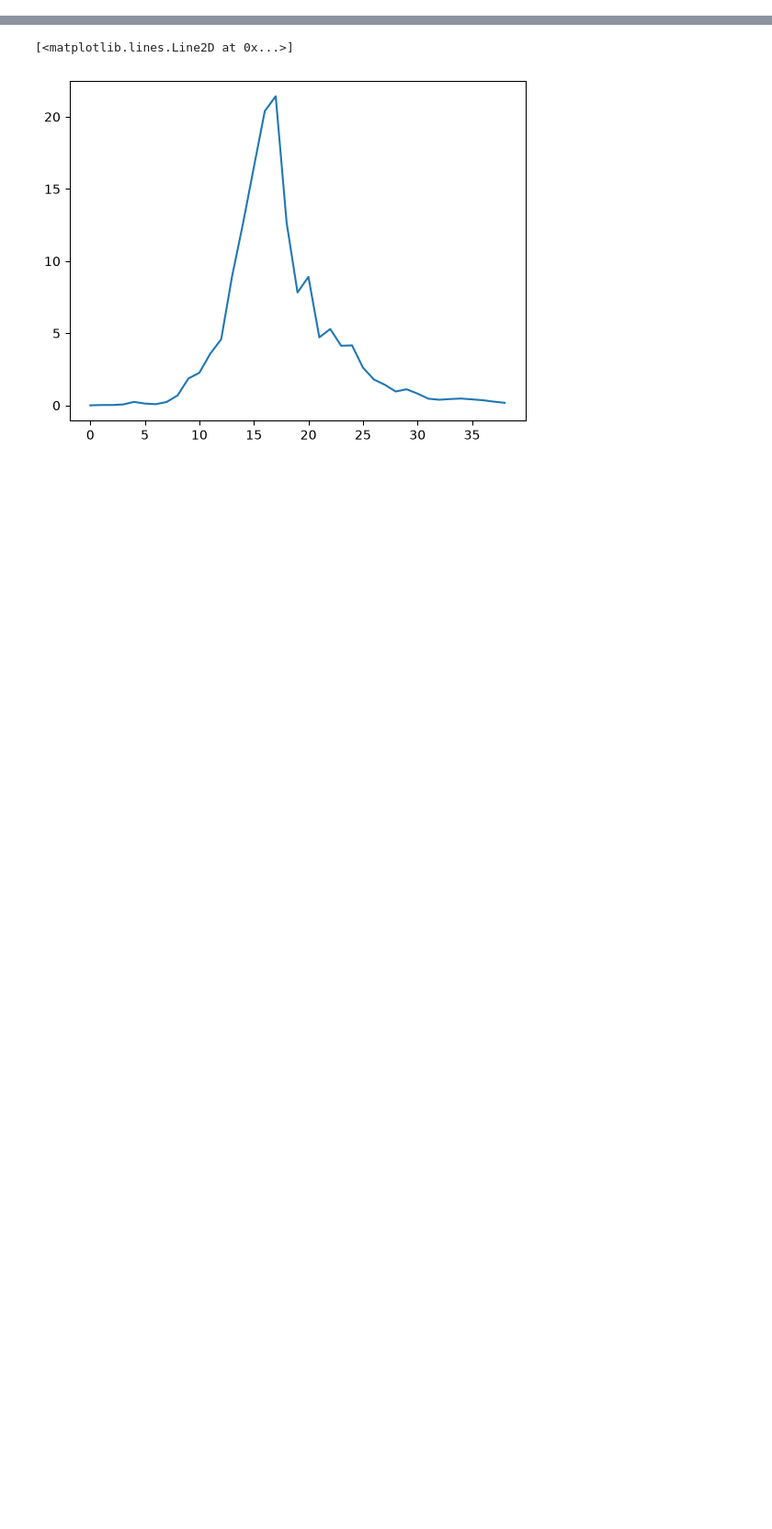
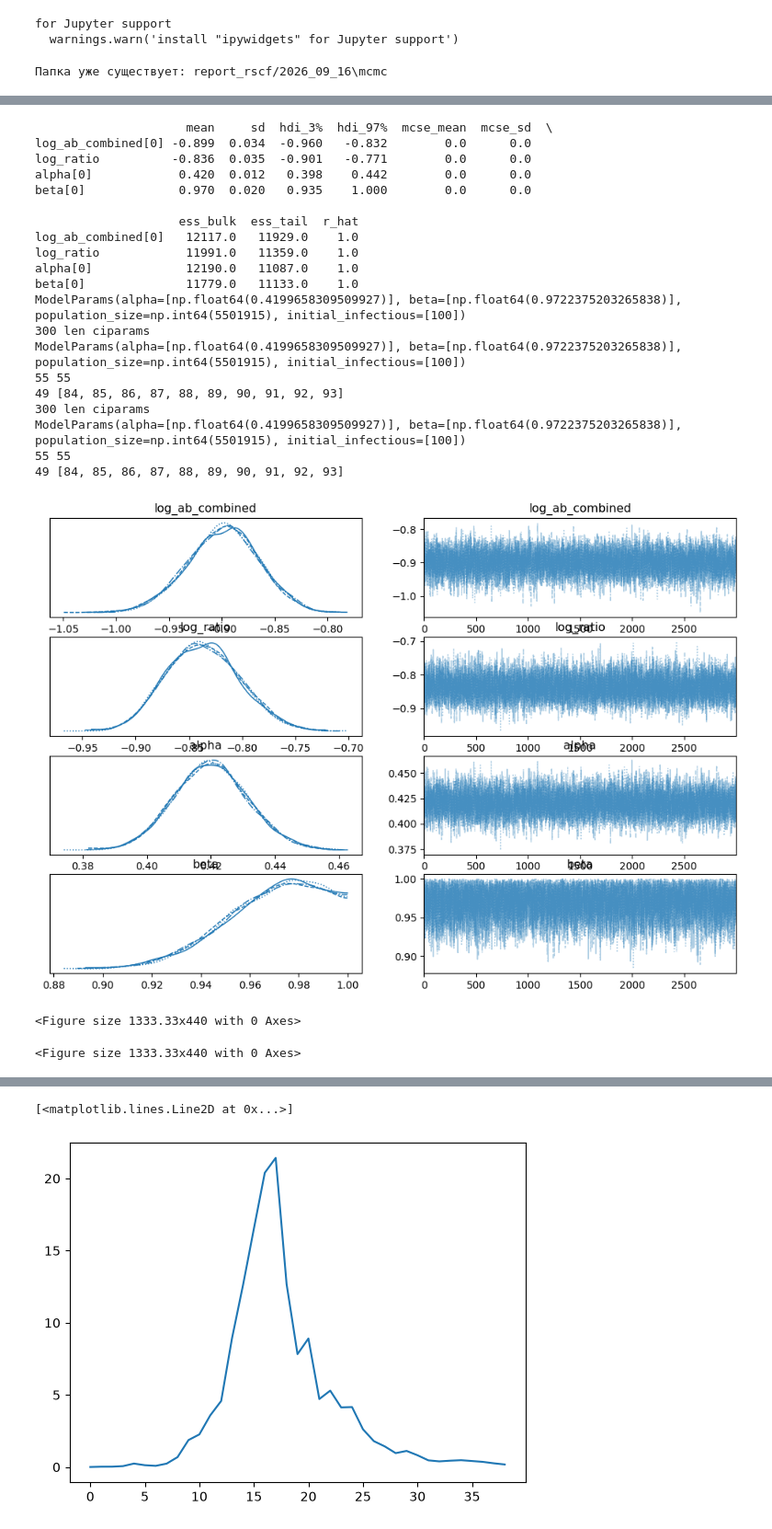
Before and after one commit to Mpkosh/Influenza_bulletin, a Jupyter notebook: get_predictions.ipynb, the cells around one changed output, grey strips where cells are left out. Shown at 92% size. Saved outputs shown, nothing was run; the diff lists cells and outputs as text; code cells hidden in the pictures; blank space fills up the shorter version.

```diff
--- a/get_predictions.ipynb
+++ b/get_predictions.ipynb
@@ -52,0 +33,27 @@ array([0.00018175, 0.00018175, 0.00018175, 0.00018175, 0.00018174,
+# %%
+predictor = PredictionGenerator(epid_data=epid_data,
+                                    city=city,
+                                    save_path=save_path_folder)
+
+
+method = 'mcmc'
+type = 'total'
+# based on expected minimum relative error (10-15%)
+eps = 0.15
+draws = 3000
+chains = 4
+
+
+forecast_duration = 4
+predictor.generate_forecasts(method=method,
+                            type=type,
+                            forecast_duration=forecast_duration,
+                            epsilon_start=eps,
+                            epsilon_end=eps,
+                            epsilon_step=1,
+                            n_trials=1,
+                            sample=600, # choosing N lines for the final plot?
+                            tune=400,#1000
+                            draws=300,#1000
+                            chains=4)# 6 from Dinara's ipynb
+# %% [output]
@@ -52,0 +72,3 @@ array([0.00018175, 0.00018175, 0.00018175, 0.00018175, 0.00018174,
+for Jupyter support
+  warnings.warn('install "ipywidgets" for Jupyter support')
+Папка уже существует: report_rscf/2026_09_16\mcmc
@@ -52,0 +76,23 @@ array([0.00018175, 0.00018175, 0.00018175, 0.00018175, 0.00018174,
+                     mean     sd  hdi_3%  hdi_97%  mcse_mean  mcse_sd  \
+log_ab_combined[0] -0.899  0.034  -0.960   -0.832        0.0      0.0
+log_ratio          -0.836  0.035  -0.901   -0.771        0.0      0.0
+alpha[0]            0.420  0.012   0.398    0.442        0.0      0.0
+beta[0]             0.970  0.020   0.935    1.000        0.0      0.0
+
+                    ess_bulk  ess_tail  r_hat
+log_ab_combined[0]   12117.0   11929.0    1.0
+log_ratio            11991.0   11359.0    1.0
+alpha[0]             12190.0   11087.0    1.0
+beta[0]              11779.0   11133.0    1.0
+ModelParams(alpha=[np.float64(0.4199658309509927)], beta=[np.float64(0.9722375203265838)], population_size=np.int64(5501915), initial_infectious=[100])
+300 len ciparams
+ModelParams(alpha=[np.float64(0.4199658309509927)], beta=[np.float64(0.9722375203265838)], population_size=np.int64(5501915), initial_infectious=[100])
+55 55
+49 [84, 85, 86, 87, 88, 89, 90, 91, 92, 93]
+300 len ciparams
+ModelParams(alpha=[np.float64(0.4199658309509927)], beta=[np.float64(0.9722375203265838)], population_size=np.int64(5501915), initial_infectious=[100])
+55 55
+49 [84, 85, 86, 87, 88, 89, 90, 91, 92, 93]
+[figure, added]
+<Figure size 1333.33x440 with 0 Axes>
+<Figure size 1333.33x440 with 0 Axes>
```
Also changed, not shown: parts of 24 cells of this notebook, 4 other files.
